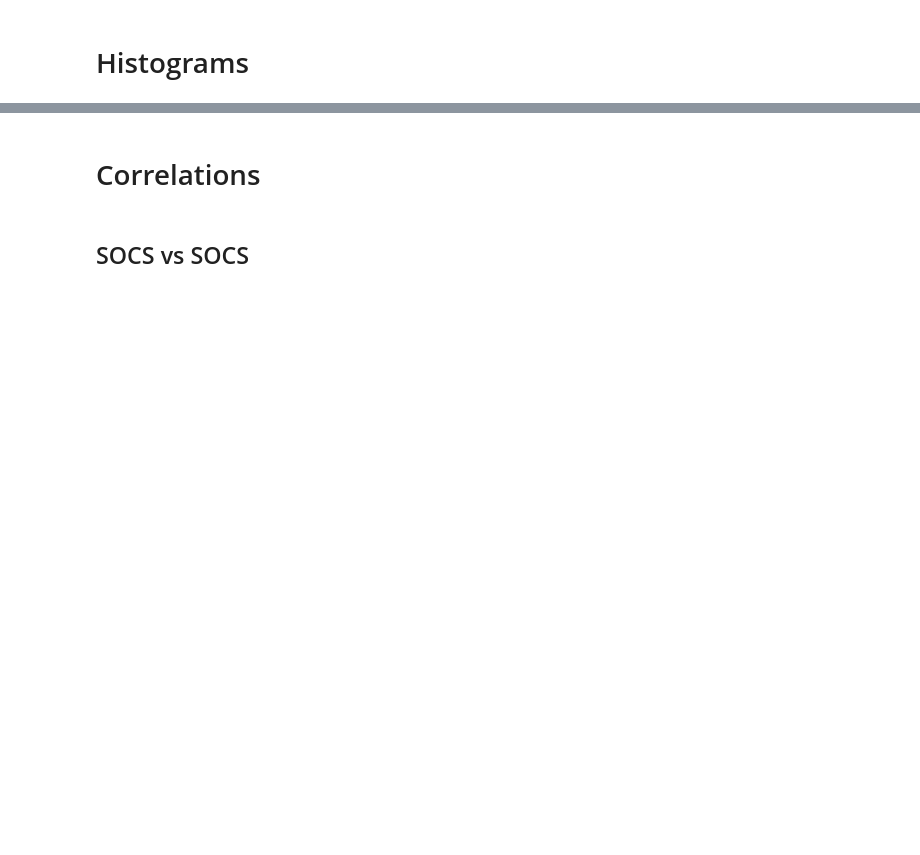
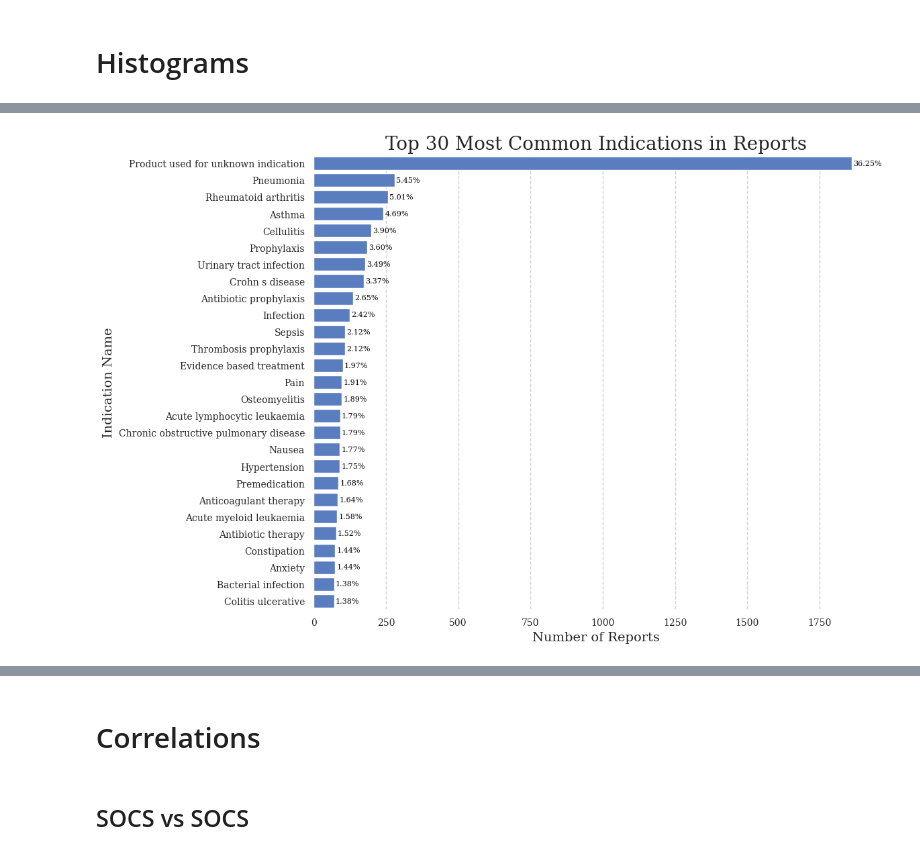
Before and after one commit to nuriaarroyo/Empirical-Bayes-Age-Specific-Risk-and-SOC-Prediction-for-Cephalosporin-ADRs-with-Support-App, a Jupyter notebook: notebooks/020/OHE.ipynb, the cells around one changed output, grey strips where cells are left out. Cells and saved outputs as stored; diff of their text form; code cells hidden in the pictures; blank space fills up the shorter version.

```diff
--- a/notebooks/020/OHE.ipynb
+++ b/notebooks/020/OHE.ipynb
@@ -74,2 +319,26 @@ plt.show()
+# %%
+# plot the most common SOCs (System Organ Classes), TOP 50
+ind_cols = [c for c in ind.columns]
+# remove the REPORT_ID column
+ind_cols.remove("REPORT ID")
+ind_sums = ind.select([pl.col(c).sum().alias(c) for c in ind_cols]).to_dicts()[0]
+ind_sums_sorted = dict(sorted(ind_sums.items(), key=lambda item: item[1], reverse=True)[:27])
+
+plt.figure(figsize=(12, 8))
+sns.barplot(x=list(ind_sums_sorted.values()), y=list(ind_sums_sorted.keys()))
+plt.title("Top 30 Most Common Indications in Reports")
+plt.xlabel("Number of Reports")
+plt.ylabel("Indication Name")
+# add percentages
+
+total_reports = sum(ind_sums_sorted.values())
+for i, v in enumerate(ind_sums_sorted.values()):
+    percentage = (v / total_reports) * 100
+    plt.text(v + 5, i, f"{percentage:.2f}%", color='black', va='center', size=8)
+plt.savefig('visualizations/canada/00_03.pdf', bbox_inches='tight')
+plt.tight_layout()
+plt.show()
+# %% [output]
+[figure, added]
 # %%
 # plot the most common SOCs (System Organ Classes), TOP 50
```
Also changed, not shown: parts of 29 cells of this notebook, 24 other files.
